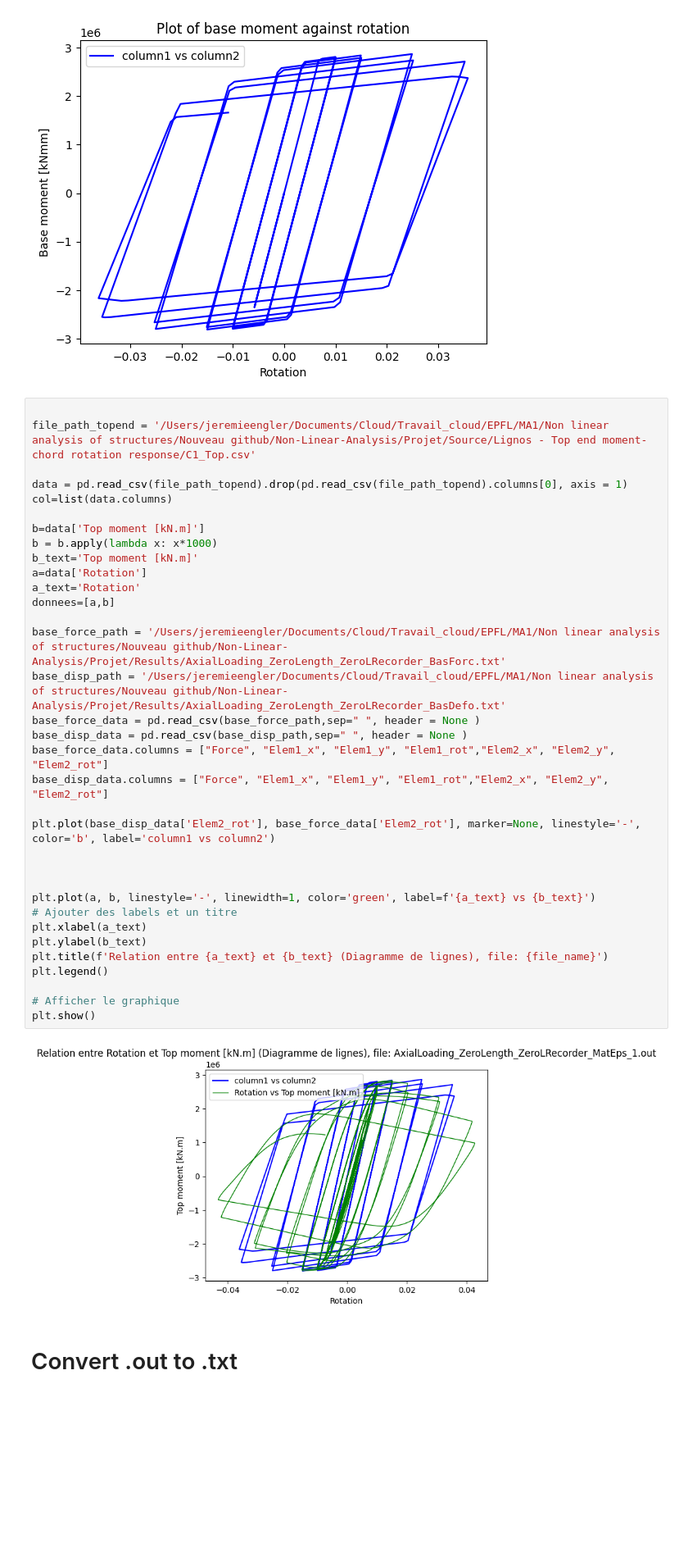
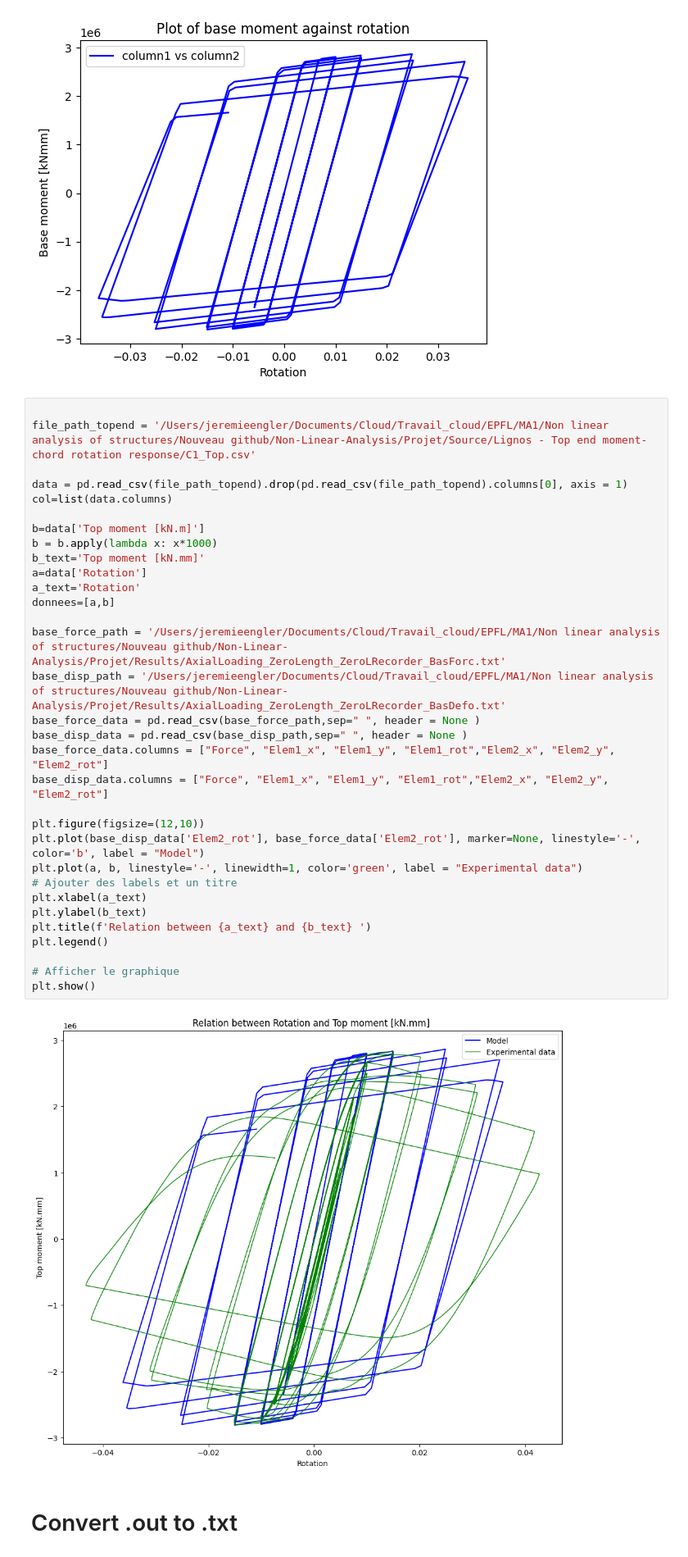
Before and after one commit to LaureToullier/Non-Linear-Analysis, a Jupyter notebook: Projet/resultsPostProcess.ipynb, the cells around one changed output. Shown at 82% size. Cells and saved outputs as stored; diff of their text form; blank space fills up the shorter version.

Commit message:
plots

```diff
--- a/Projet/resultsPostProcess.ipynb
+++ b/Projet/resultsPostProcess.ipynb
@@ -43,39 +43,37 @@ plt.show()
 # %%
 
 file_path_topend = '/Users/jeremieengler/Documents/Cloud/Travail_cloud/EPFL/MA1/Non linear analysis of structures/Nouveau github/Non-Linear-Analysis/Projet/Source/Lignos - Top end moment-chord rotation response/C1_Top.csv'
 
 data = pd.read_csv(file_path_topend).drop(pd.read_csv(file_path_topend).columns[0], axis = 1)
 col=list(data.columns)
 
 b=data['Top moment [kN.m]']
 b = b.apply(lambda x: x*1000)
-b_text='Top moment [kN.m]'
+b_text='Top moment [kN.mm]'
 a=data['Rotation']
 a_text='Rotation'
 donnees=[a,b]
 
 base_force_path = '/Users/jeremieengler/Documents/Cloud/Travail_cloud/EPFL/MA1/Non linear analysis of structures/Nouveau github/Non-Linear-Analysis/Projet/Results/AxialLoading_ZeroLength_ZeroLRecorder_BasForc.txt'
 base_disp_path = '/Users/jeremieengler/Documents/Cloud/Travail_cloud/EPFL/MA1/Non linear analysis of structures/Nouveau github/Non-Linear-Analysis/Projet/Results/AxialLoading_ZeroLength_ZeroLRecorder_BasDefo.txt'
 base_force_data = pd.read_csv(base_force_path,sep=" ", header = None )
 base_disp_data = pd.read_csv(base_disp_path,sep=" ", header = None )
 base_force_data.columns = ["Force", "Elem1_x", "Elem1_y", "Elem1_rot","Elem2_x", "Elem2_y", "Elem2_rot"]
 base_disp_data.columns = ["Force", "Elem1_x", "Elem1_y", "Elem1_rot","Elem2_x", "Elem2_y", "Elem2_rot"]
 
-plt.plot(base_disp_data['Elem2_rot'], base_force_data['Elem2_rot'], marker=None, linestyle='-', color='b', label='column1 vs column2')
-
-
-
-plt.plot(a, b, linestyle='-', linewidth=1, color='green', label=f'{a_text} vs {b_text}')
+plt.figure(figsize=(12,10))
+plt.plot(base_disp_data['Elem2_rot'], base_force_data['Elem2_rot'], marker=None, linestyle='-', color='b', label = "Model")
+plt.plot(a, b, linestyle='-', linewidth=1, color='green', label = "Experimental data")
 # Ajouter des labels et un titre
 plt.xlabel(a_text)
 plt.ylabel(b_text)
-plt.title(f'Relation entre {a_text} et {b_text} (Diagramme de lignes), file: {file_name}')
+plt.title(f'Relation between {a_text} and {b_text} ')
 plt.legend()
 
 # Afficher le graphique
 plt.show()
 # %% [output]
-[figure, old version]
+[figure, new version]
 # %% [markdown]
 # Convert .out to .txt
 # %%
```
Also changed, not shown: 5 other files.
